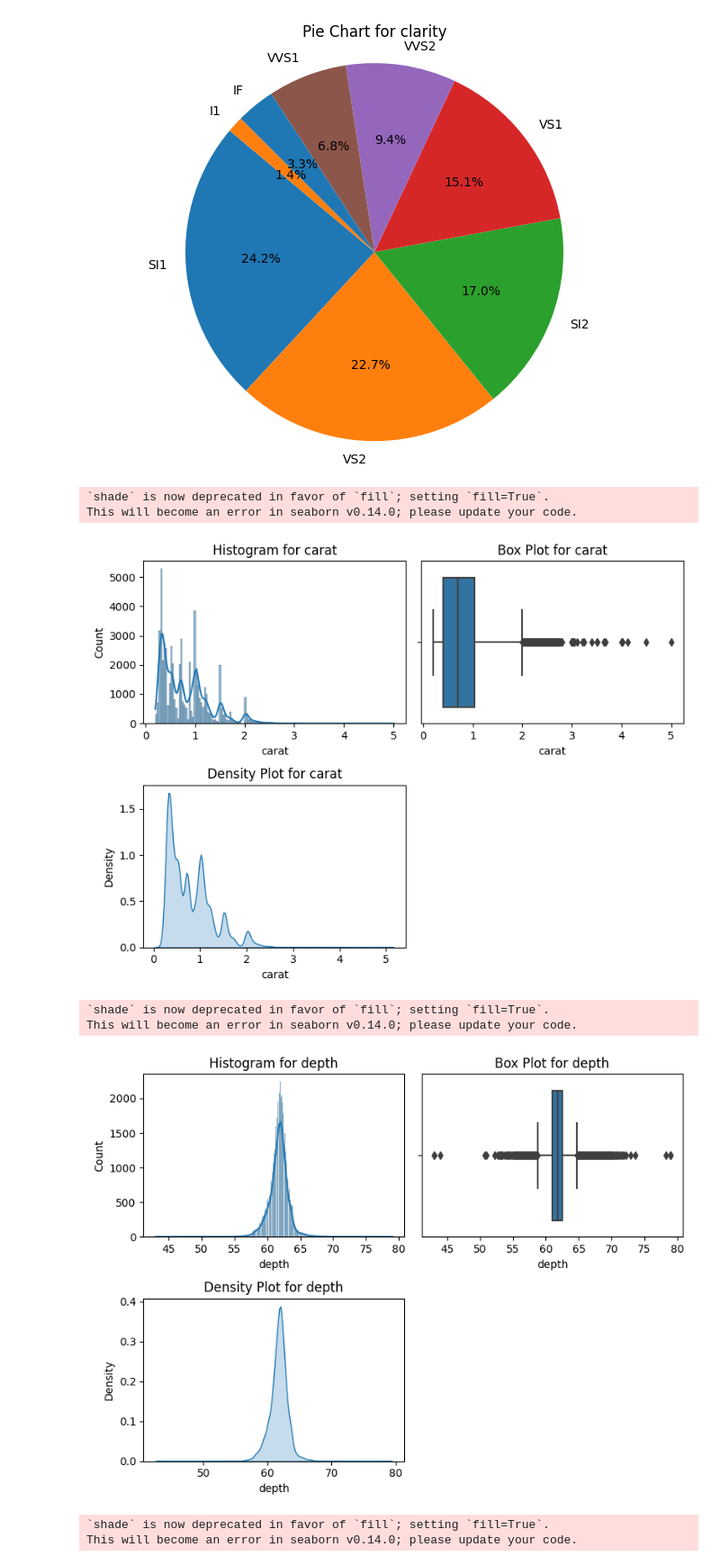
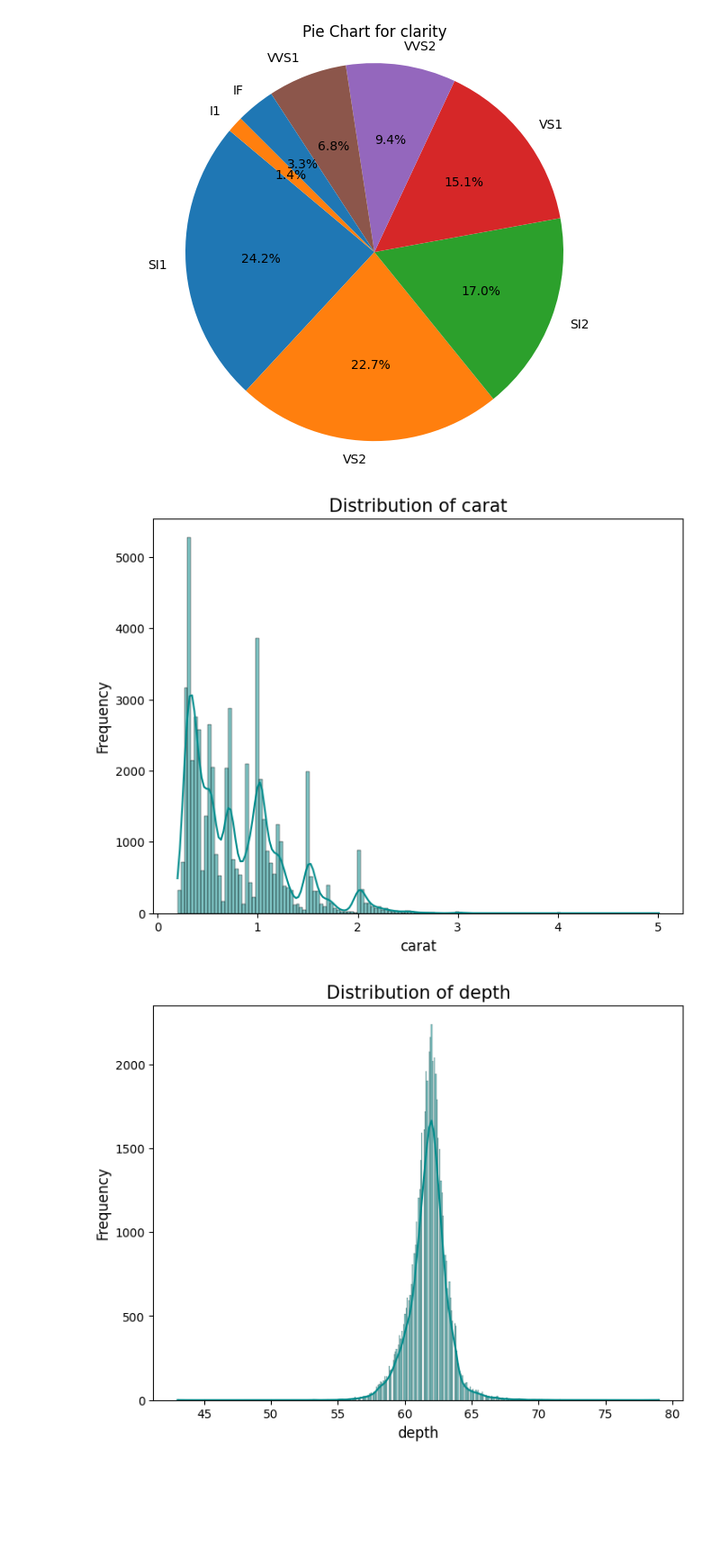
Before and after one commit to IvanFP26/MachineLearning, a Jupyter notebook: Week4/DataVisualization_Diamonds.ipynb, the cells around one changed output. Shown at 90% size. Saved outputs shown, nothing was run; the diff lists cells and outputs as text; code cells hidden in the pictures; blank space fills up the shorter version.

Commit message:
Data Visualization Diamonds

```diff
--- a/Week4/DataVisualization_Diamonds.ipynb
+++ b/Week4/DataVisualization_Diamonds.ipynb
@@ -130,35 +130,17 @@ for index, feature in enumerate(categorical_features):
 [figure]
 [figure]
 # %%
+# Mengelompokkan numerical features
 numerical_features = ['carat', 'depth', 'table', 'x', 'y', 'z']
 
-# Meloop melalui setiap fitur numerik dan membuat plot distribusi
+# Membuat distribusi untuk setiap fitur numerik
 for feature in numerical_features:
     plt.figure(figsize=(8, 6))
-
-    # Histogram plot
-    plt.subplot(2, 2, 1)
-    sns.histplot(df[feature], kde=True)
-    plt.title(f'Histogram for {feature}')
-
-    # Box plot
-    plt.subplot(2, 2, 2)
-    sns.boxplot(x=feature, data=df)
-    plt.title(f'Box Plot for {feature}')
-
-    # Density plot
-    plt.subplot(2, 2, 3)
-    sns.kdeplot(df[feature], shade=True)
-    plt.title(f'Density Plot for {feature}')
-
-    plt.tight_layout()
+    sns.histplot(df[feature], kde=True, color='darkcyan')
+    plt.title(f'Distribution of {feature}', size=15)
+    plt.xlabel(feature, size=12)
+    plt.ylabel('Frequency', size=12)
     plt.show()
 # %% [output]
-`shade` is now deprecated in favor of `fill`; setting `fill=True`.
-This will become an error in seaborn v0.14.0; please update your code.
-[figure, old version]
+[figure, new version]
-`shade` is now deprecated in favor of `fill`; setting `fill=True`.
-This will become an error in seaborn v0.14.0; please update your code.
-[figure, old version]
+[figure, new version]
-`shade` is now deprecated in favor of `fill`; setting `fill=True`.
-This will become an error in seaborn v0.14.0; please update your code.
```
Also changed, not shown: parts of 1 cell of this notebook.
